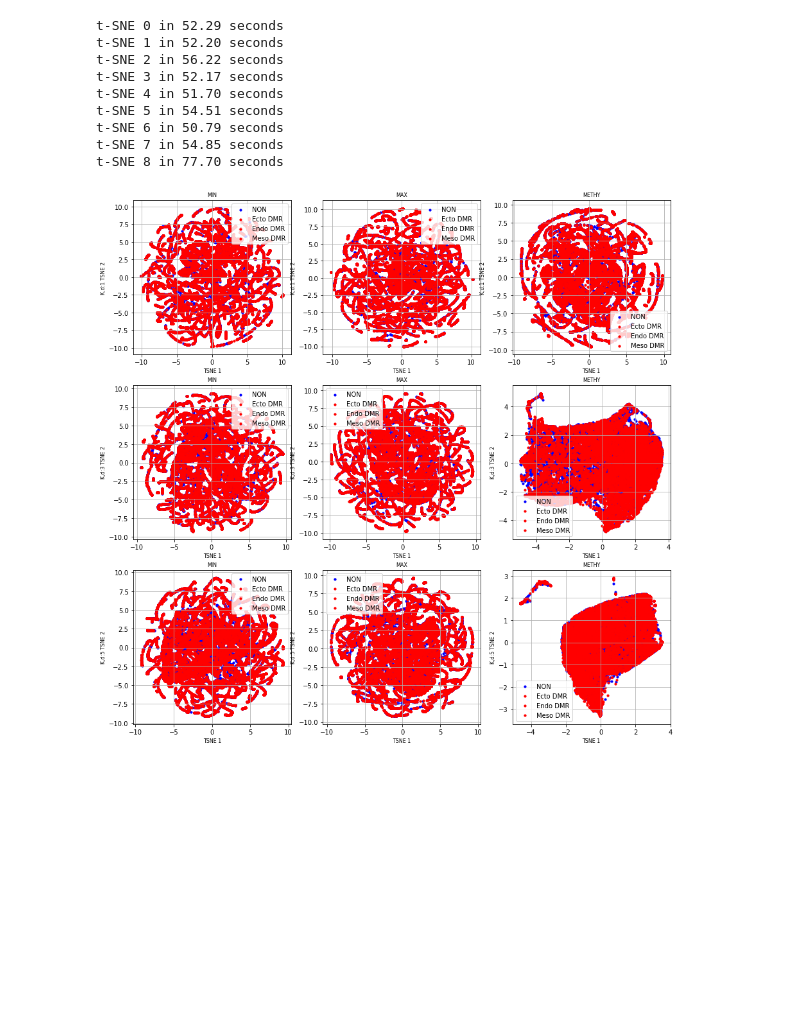
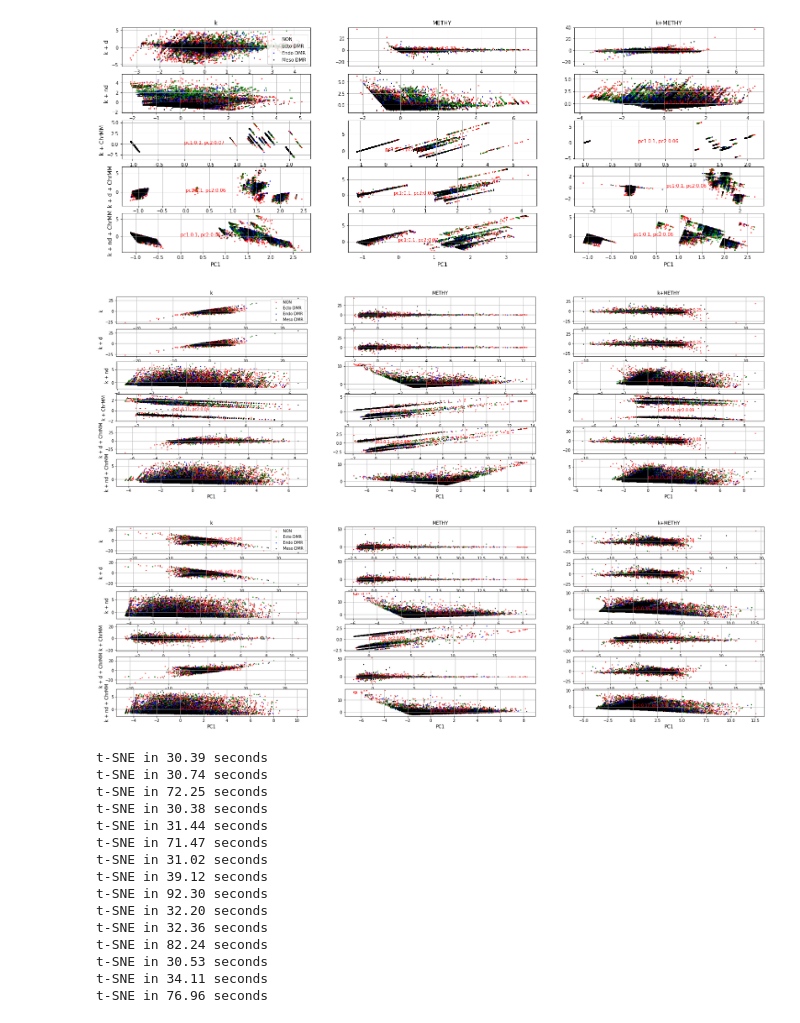
Before and after one commit to 15101538237ren/prediction_by_k, a Jupyter notebook: PYTHON/MACHINE_LEARNING.ipynb, the cells around one changed output. Cells and saved outputs as stored; diff of their text form; code cells hidden in the pictures; blank space fills up the shorter version.

```diff
--- a/PYTHON/MACHINE_LEARNING.ipynb
+++ b/PYTHON/MACHINE_LEARNING.ipynb
@@ -38,7 +54,8 @@ def read_single_csv_data(data_dir, k_len, data_type, chr_i):
     data_pd = pd.read_csv(input_fp, sep=',', header=None).values.astype(float)
     S_COL = 2
     COL_INDEXS = [i for i in range(S_COL, S_COL + 2* k_len)] if data_type == 'METHY' else list(np.array([[S_COL, S_COL + 2 * k_len] for i in range(0,k_len)]).flatten())
-    x = data_pd[:, COL_INDEXS]
-    y = data_pd[:, -1]
+    COL_INDEXS += [-1]
+    x = data_pd[:, COL_INDEXS].astype(float)
+    y = data_pd[:, -2].astype(int)
     return [x, y]
 # %%
@@ -67,2 +77,0 @@ def read_data():
-# %%
-x_train, y_train, x_test, y_test = read_data()
@@ -124,13 +78,26 @@ def plot_tsne():
-# %%
-plot_tsne()
-# %% [output]
-t-SNE 0 in 52.29 seconds
-t-SNE 1 in 52.20 seconds
-t-SNE 2 in 56.22 seconds
-t-SNE 3 in 52.17 seconds
-t-SNE 4 in 51.70 seconds
-t-SNE 5 in 54.51 seconds
-t-SNE 6 in 50.79 seconds
-t-SNE 7 in 54.85 seconds
-t-SNE 8 in 77.70 seconds
-[figure, removed]
+# %%
+def obtain_data_by_field_selection(data_set_dir, k_len, data_type, fields):
+    data_list = read_data(data_set_dir, k_len, data_type)
+    COL_INDEXS = []
+    for item in fields:
+        if item == K_KEY:
+            for idx in range(0, k_len):
+                COL_INDEXS.append(idx)
+        elif item == D_KEY or item == ND_KEY:
+            for idx in range(k_len, 2*k_len):
+                COL_INDEXS.append(idx)
+        elif item == ANNO_KEY or item == ANNO_ONE_HOT_KEY:
+            COL_INDEXS.append(-1)
+    for didx, data in enumerate(data_list[0: 2]): # do not change y label
+        if ND_KEY in fields:
+            target_cols = [idx for idx in range(k_len, 2*k_len)]
+            data[:, target_cols] = 1.0/(1.0+np.absolute(data[:, target_cols]))
+        data = data[:, COL_INDEXS]
+        if ANNO_ONE_HOT_KEY in fields:
+            target_cols = -1
+            annotations = data[:, target_cols].astype(int)
+            anno_len = annotations.shape[0]
+            one_hot_annotations = np.zeros((anno_len, NTYPE_ANNOTATIONS))
+            one_hot_annotations[np.arange(anno_len), annotations] = 1
+            data_list[didx] = np.concatenate((data[:, 0 : -1], one_hot_annotations), axis=1)
+    return data_list
@@ -136,0 +159,27 @@ t-SNE 8 in 77.70 seconds
+# %%
+def plot_figures():
+    OUT_DATA_DIR = '../DATA/MINI_DATA_SET'
+    for tsne in [0, 1]:
+        for klen in K_LEN:
+            plot_pca_or_tsne(OUT_DATA_DIR, klen, tsne=tsne)
+# %%
+plot_figures()
+# %% [output]
+[figure, added]
+[figure, added]
+[figure, added]
+t-SNE in 30.39 seconds
+t-SNE in 30.74 seconds
+t-SNE in 72.25 seconds
+t-SNE in 30.38 seconds
+t-SNE in 31.44 seconds
+t-SNE in 71.47 seconds
+t-SNE in 31.02 seconds
+t-SNE in 39.12 seconds
+t-SNE in 92.30 seconds
+t-SNE in 32.20 seconds
+t-SNE in 32.36 seconds
+t-SNE in 82.24 seconds
+t-SNE in 30.53 seconds
+t-SNE in 34.11 seconds
+t-SNE in 76.96 seconds
```
Also changed, not shown: parts of 18 cells of this notebook, 24 other files.
